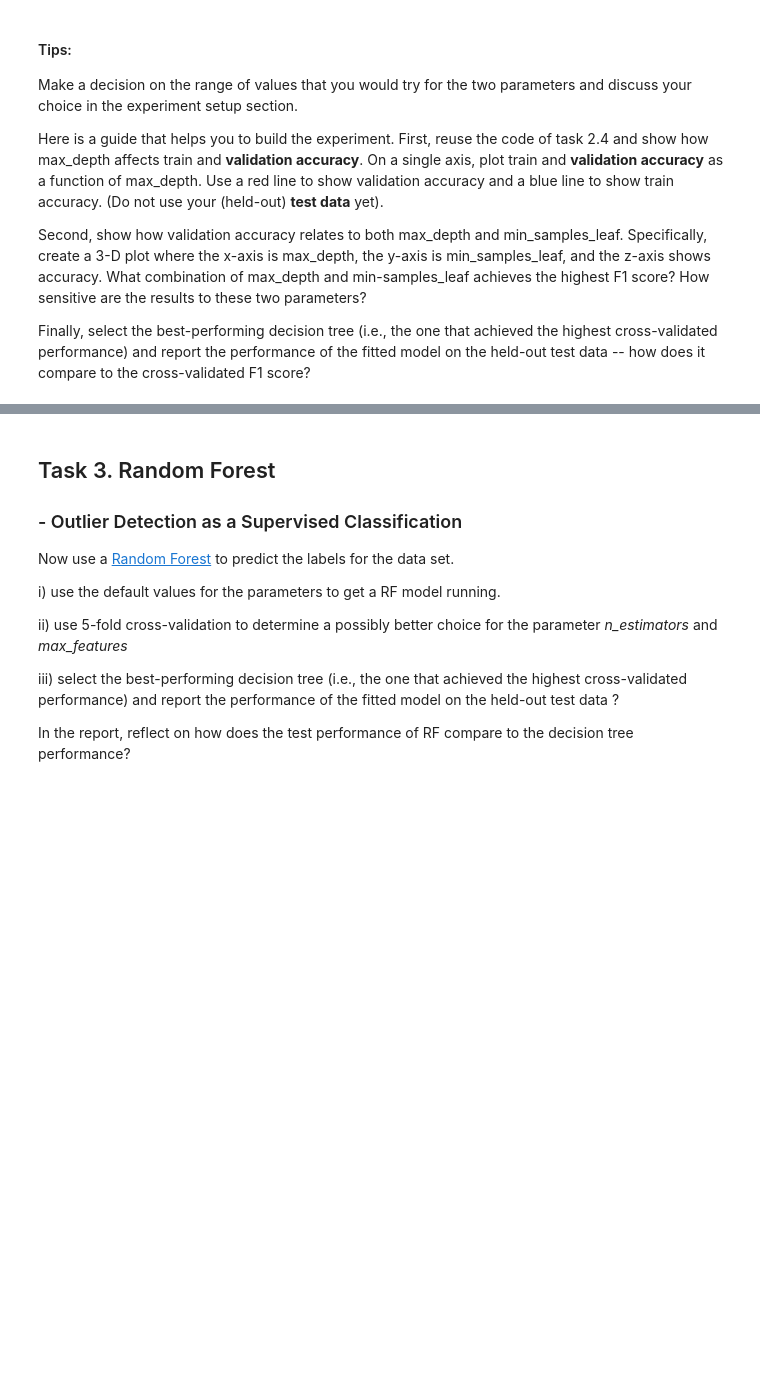
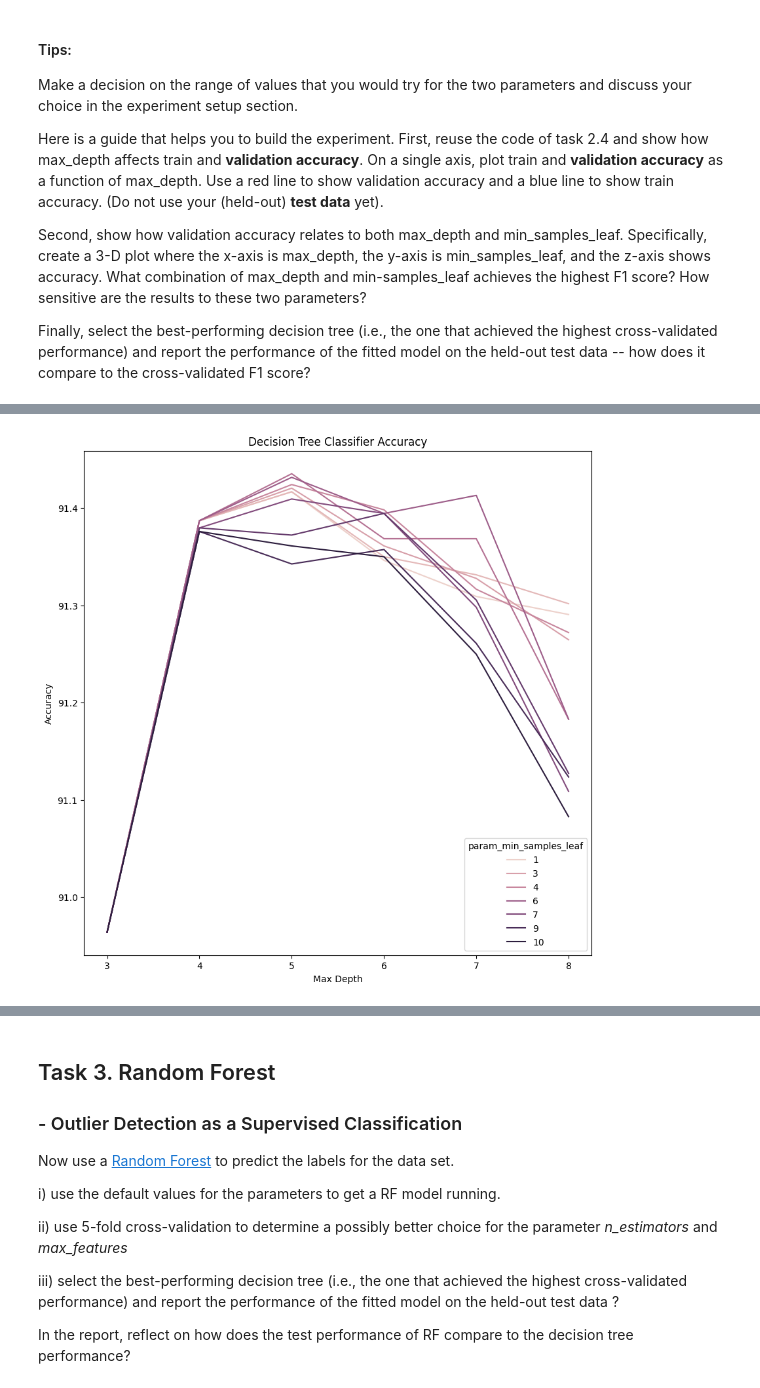
Before and after one commit to MacSuperior/APML, a Jupyter notebook: Jesse-Assignment-1.ipynb, the cells around one changed output, grey strips where cells are left out. Saved outputs shown, nothing was run; the diff lists cells and outputs as text; code cells hidden in the pictures; blank space fills up the shorter version.

```diff
--- a/Jesse-Assignment-1.ipynb
+++ b/Jesse-Assignment-1.ipynb
@@ -613,0 +516,13 @@ KeyError: 'f1'
+# %%
+# TODO: Create a figure that shows the min samples leaf on the x axis and the accuracy on the y axis
+import warnings
+warnings.filterwarnings("ignore", category=FutureWarning)
+
+fig, ax = plt.subplots(figsize=(10, 10))
+sns.lineplot(data=dtc_results, x='param_max_depth', y='mean_test_accuracy', hue='param_min_samples_leaf', ax=ax)
+ax.set_title('Decision Tree Classifier Accuracy')
+ax.set_xlabel('Max Depth')
+ax.set_ylabel('Accuracy')
+plt.show()
+# %% [output]
+[figure, added]
```
Also changed, not shown: parts of 28 cells of this notebook.
